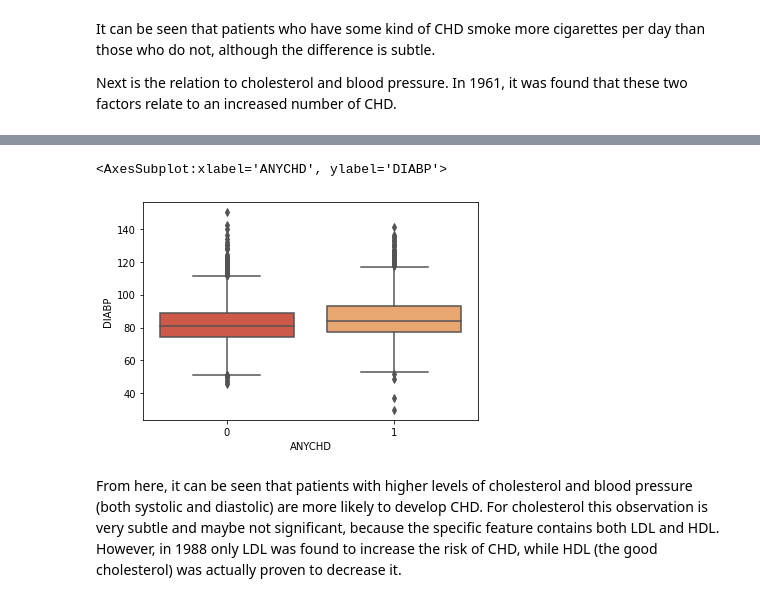
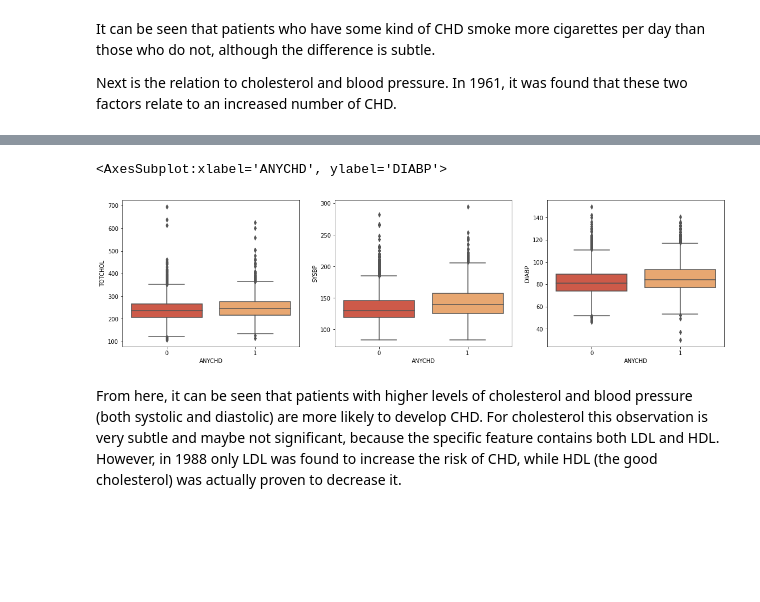
Before and after one commit to mpoiitis/Heart-Disease-EDA, a Jupyter notebook: chd_eda.ipynb, the cells around one changed output, grey strips where cells are left out. Cells and saved outputs as stored; diff of their text form; code cells hidden in the pictures; blank space fills up the shorter version.

Commit message:
Update boxplots

```diff
--- a/chd_eda.ipynb
+++ b/chd_eda.ipynb
@@ -62,8 +52,12 @@ sns.boxplot(x='ANYCHD', y='SYSBP', data=data)
-# %%
-sns.boxplot(x='ANYCHD', y='DIABP', data=data)
-# %% [output]
-<AxesSubplot:xlabel='ANYCHD', ylabel='DIABP'>
-[figure, removed]
+# %%
+fig, ax = plt.subplots(1, 3, figsize=(19.2,4.8))
+
+sns.boxplot(x='ANYCHD', y='TOTCHOL', data=data, ax=ax[0])
+sns.boxplot(x='ANYCHD', y='SYSBP', data=data, ax=ax[1])
+sns.boxplot(x='ANYCHD', y='DIABP', data=data, ax=ax[2])
+# %% [output]
+<AxesSubplot:xlabel='ANYCHD', ylabel='DIABP'>
+[figure, added]
 # %% [markdown]
 From here, it can be seen that patients with higher levels of cholesterol and blood pressure (both systolic and diastolic) are more likely to develop CHD. For cholesterol this observation is very subtle and maybe not significant, because the specific feature contains both LDL and HDL. However, in 1988 only LDL was found to increase the risk of CHD, while HDL (the good cholesterol) was actually proven to decrease it.
 # %% [markdown]
```
Also changed, not shown: parts of 2 cells of this notebook.
